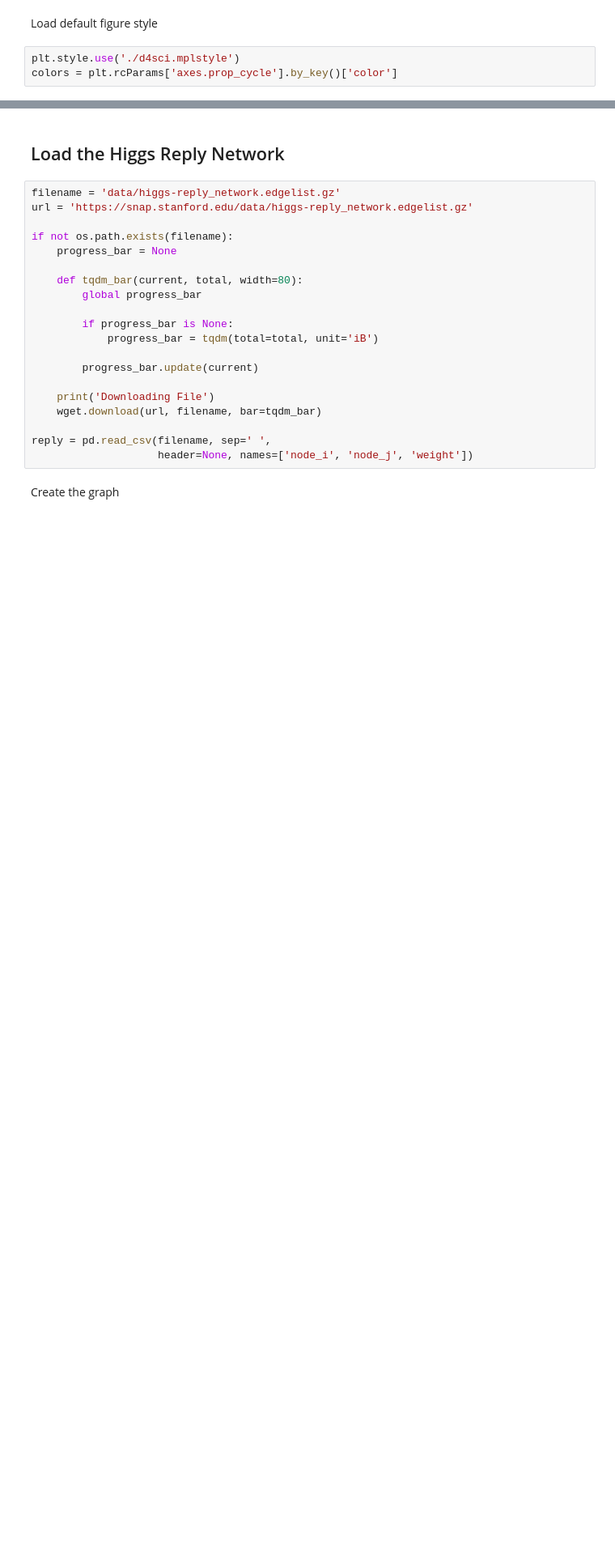
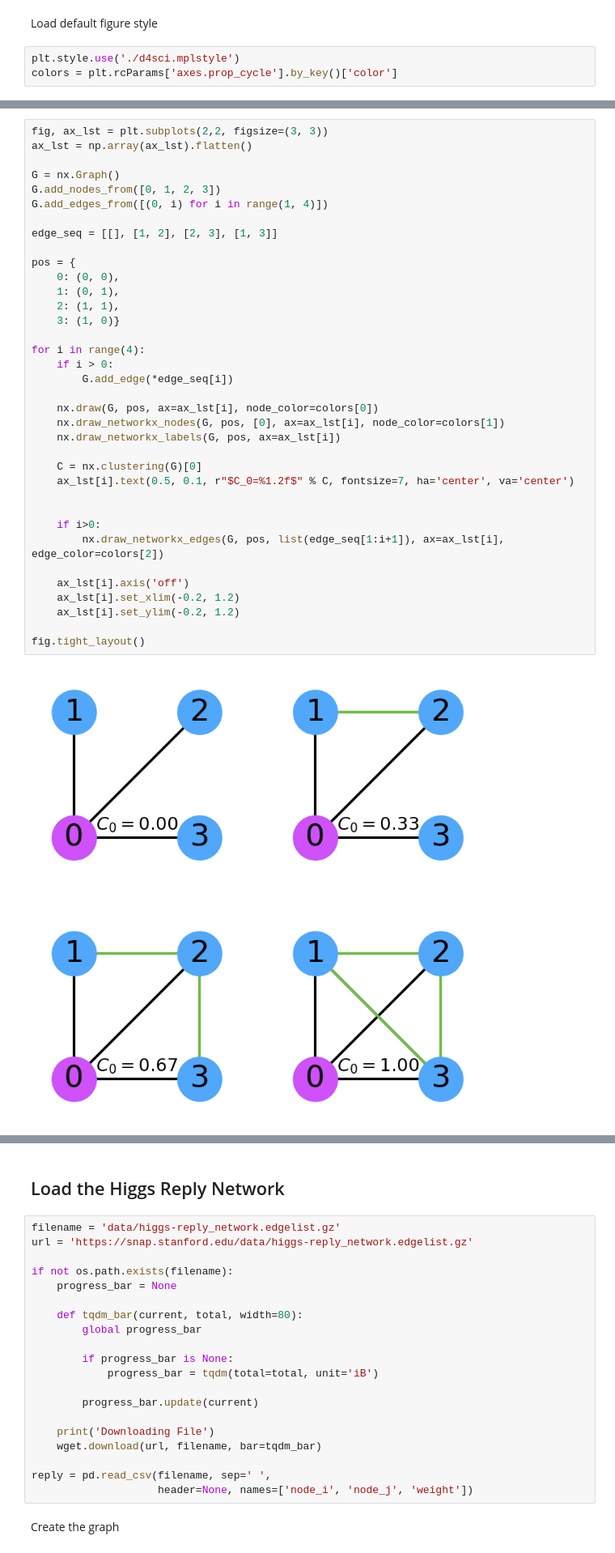
Before and after one commit to DataForScience/PyData2021, a Jupyter notebook: 4. Social Networks.ipynb, the cells around one changed output, grey strips where cells are left out. Shown at 81% size. Drawn from its saved outputs; the diff is of its cells as text; blank space fills up the shorter version.

Commit message:
Social networks

```diff
--- a/4. Social Networks.ipynb
+++ b/4. Social Networks.ipynb
@@ -166,0 +126,38 @@ Let us now consider a more interesting example
+# %%
+fig, ax_lst = plt.subplots(2,2, figsize=(3, 3))
+ax_lst = np.array(ax_lst).flatten()
+
+G = nx.Graph()
+G.add_nodes_from([0, 1, 2, 3])
+G.add_edges_from([(0, i) for i in range(1, 4)])
+
+edge_seq = [[], [1, 2], [2, 3], [1, 3]]
+
+pos = {
+    0: (0, 0),
+    1: (0, 1),
+    2: (1, 1),
+    3: (1, 0)}
+
+for i in range(4):
+    if i > 0:
+        G.add_edge(*edge_seq[i])
+
+    nx.draw(G, pos, ax=ax_lst[i], node_color=colors[0])
+    nx.draw_networkx_nodes(G, pos, [0], ax=ax_lst[i], node_color=colors[1])
+    nx.draw_networkx_labels(G, pos, ax=ax_lst[i])
+
+    C = nx.clustering(G)[0]
+    ax_lst[i].text(0.5, 0.1, r"$C_0=%1.2f$" % C, fontsize=7, ha='center', va='center')
+
+
+    if i>0:
+        nx.draw_networkx_edges(G, pos, list(edge_seq[1:i+1]), ax=ax_lst[i], edge_color=colors[2])
+
+    ax_lst[i].axis('off')
+    ax_lst[i].set_xlim(-0.2, 1.2)
+    ax_lst[i].set_ylim(-0.2, 1.2)
+
+fig.tight_layout()
+# %% [output]
+[figure, added]
```
Also changed, not shown: parts of 102 cells of this notebook, 2 other files.
